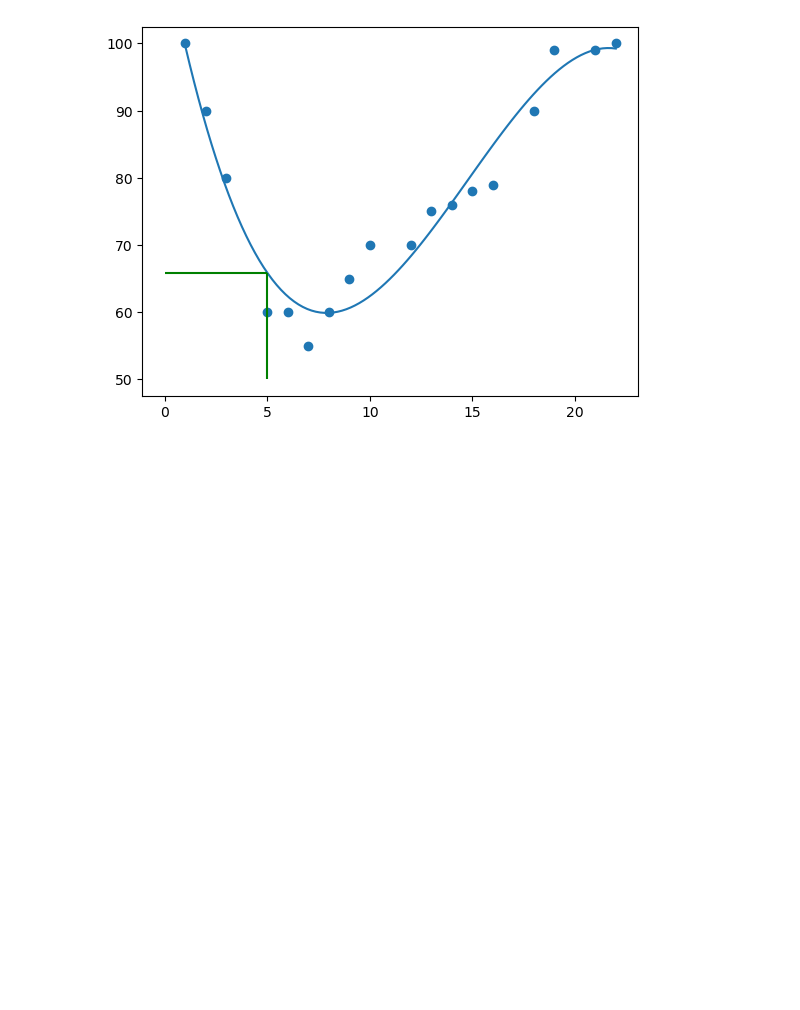
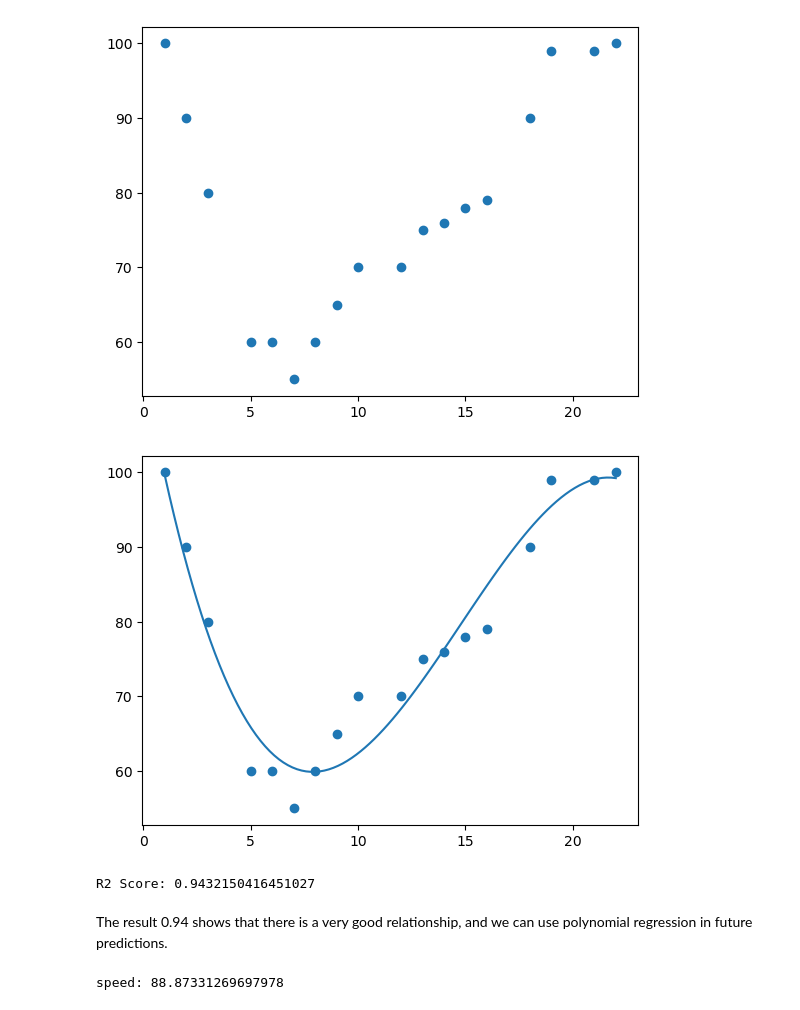
Before and after one commit to abdjmk/ml4ds_class_lab, a Jupyter notebook: polynomial_regression.ipynb, the cells around one changed output. Cells and saved outputs as stored; diff of their text form; code cells hidden in the pictures; blank space fills up the shorter version.

```diff
--- a/polynomial_regression.ipynb
+++ b/polynomial_regression.ipynb
@@ -1,25 +1,35 @@
 # %%
 import numpy
 import matplotlib.pyplot as plt
+from sklearn.metrics import r2_score
 x = [1,2,3,5,6,7,8,9,10,12,13,14,15,16,18,19,21,22]
 y = [100,90,80,60,60,55,60,65,70,70,75,76,78,79,90,99,99,100]
+
+#Scatter Plot
+plt.scatter(x, y)
+plt.show()
+
+#Polynomial Regression Line
 mymodel = numpy.poly1d(numpy.polyfit(x, y, 3))
 myline = numpy.linspace(1, 22, 100)
 plt.scatter(x, y)
 plt.plot(myline, mymodel(myline))
-
-#Display the diagram:
-
-# plt.vlines(20 , ymax=mymodel(20), ymin = 50, colors='g')
-
-# plt.hlines(mymodel(20), xmax=20, xmin = 0, colors = 'g')
-
-# plt.show()
-
-plt.vlines(5, ymax=mymodel(5), ymin = 50, colors='g')
-
-plt.hlines(mymodel(5), xmax=5, xmin = 0, colors = 'g')
-
 plt.show()
 # %% [output]
-[figure, old version]
+[figure, new version]
+[figure, added]
+# %%
+mymodel = numpy.poly1d(numpy.polyfit(x, y, 3))
+print('R2 Score:', r2_score(y, mymodel(x)))
+# %% [output]
+R2 Score: 0.9432150416451027
+# %% [markdown]
+The result 0.94 shows that there is a very good relationship, and we can use polynomial regression in future predictions.
+# %%
+# Predict the speed of a car passing at 17PM
+
+mymodel = numpy.poly1d(numpy.polyfit(x, y, 3))
+speed = mymodel(17)
+print('speed:',speed)
+# %% [output]
+speed: 88.87331269697978
```
Also changed, not shown: parts of 1 cell of this notebook, 9 other files.
